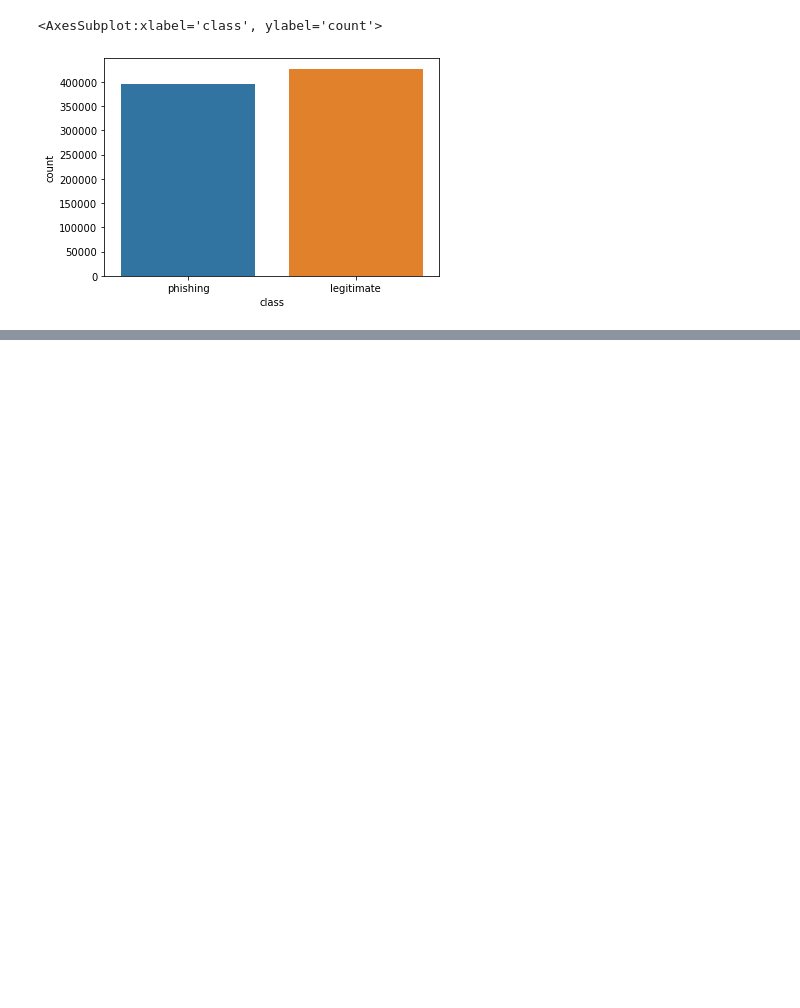
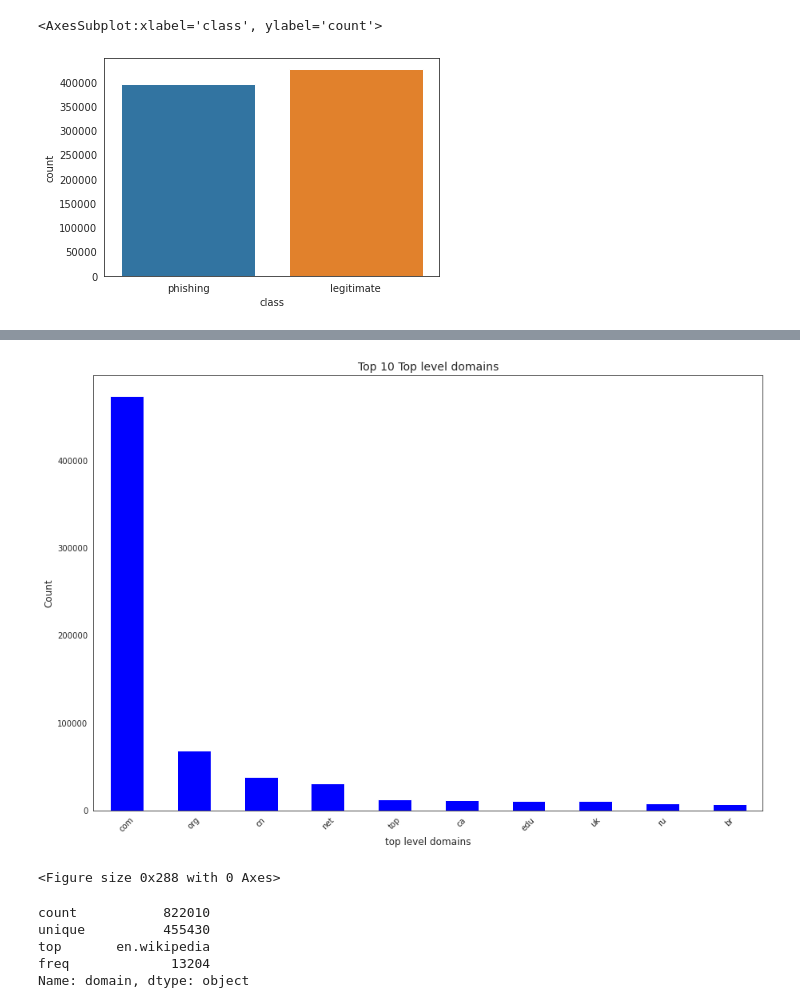
Before and after one commit to HumanClone/URL-EDA, a Jupyter notebook: EDA.ipynb, the cells around one changed output, grey strips where cells are left out. Drawn from its saved outputs; the diff is of its cells as text; code cells hidden in the pictures; blank space fills up the shorter version.

```diff
--- a/EDA.ipynb
+++ b/EDA.ipynb
@@ -1,8 +1,13 @@
 # %%
 import numpy as np
 import pandas as pd
+import ipaddress
+from urllib.parse import urlparse
+from ipaddress import *
 import seaborn as sns
-import matplotlib as plt
+import matplotlib.pyplot as plt
+import re
+sns.set_style(style='white')
 data=pd.read_csv('data_urls.csv')
 # %%
 data.info()
@@ -23,4 +113,10 @@ data['num_special_chars'] = data['url'].apply(lambda x: sum([1 for char in x if
 data['num_subdomains'] = data['url'].apply(lambda x: len(x.split('.')) - 2)
 data['num_digits']=data['url'].apply(lambda x: sum([1 for char in x if str(char).isdigit()]))
 data['num_dots']= data['url'].apply(lambda x: sum([1 for char in x if char=='.']))
-data['tld'] = data['url'].apply(lambda x: x.split('.')[-1])
+data['num_slash']= data['url'].apply(lambda x: sum([1 for char in x if char=='/']))
+data['num_and']= data['url'].apply(lambda x: sum([1 for char in x if char=='&']))
+data['num_percent']= data['url'].apply(lambda x: sum([1 for char in x if char=='%']))
+data['domain']=data['url'].apply(domain)
+data['is_IP']=data['url'].apply(is_ipAddress)
+data['is_HTTPS']=data['url'].apply(is_https)
+data['depth']=data['url'].apply(get_depth)
@@ -270,0 +187,20 @@ sns.countplot(data['class'])
+# %%
+fig, ax = plt.subplots(figsize=(15, 10))
+data.top_domain.value_counts()[:10].plot.bar(color='blue', ax=ax)
+plt.title('Top 10 Top level domains',size=14)
+plt.xlabel('top level domains',size=12)
+plt.ylabel('Count',size=12)
+plt.xticks(rotation=45)
+plt.figure().set_figwidth(0)
+plt.show()
+# %% [output]
+[figure, added]
+<Figure size 0x288 with 0 Axes>
+# %%
+data.domain.describe()
+# %% [output]
+count           822010
+unique          455430
+top       en.wikipedia
+freq             13204
+Name: domain, dtype: object
```
Also changed, not shown: parts of 39 cells of this notebook.
